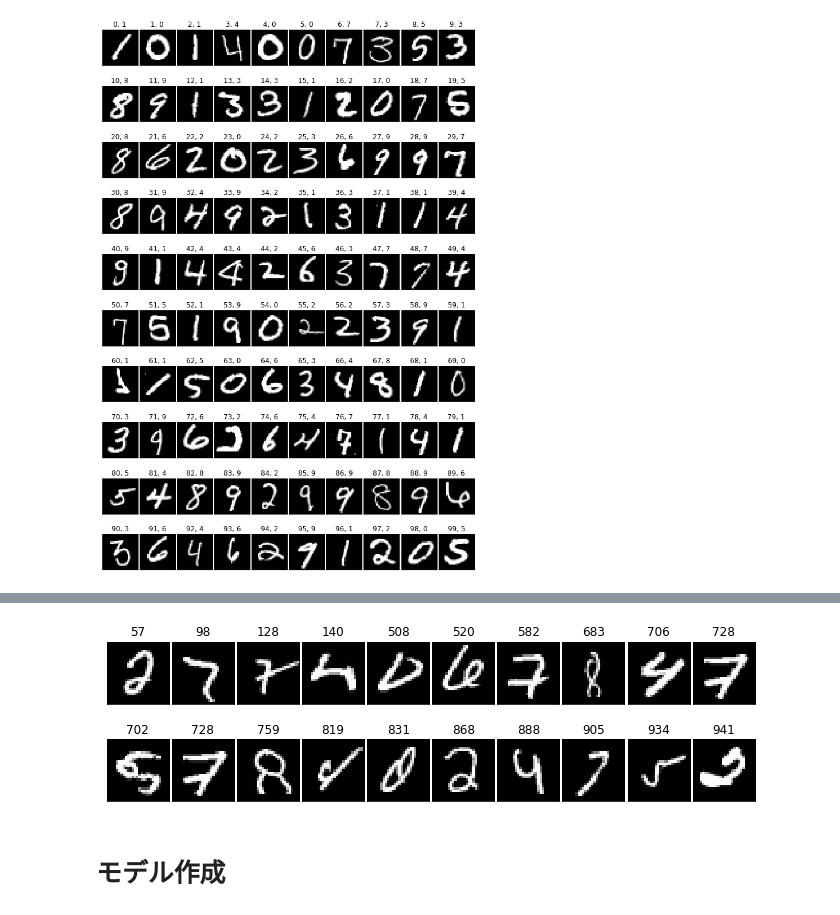
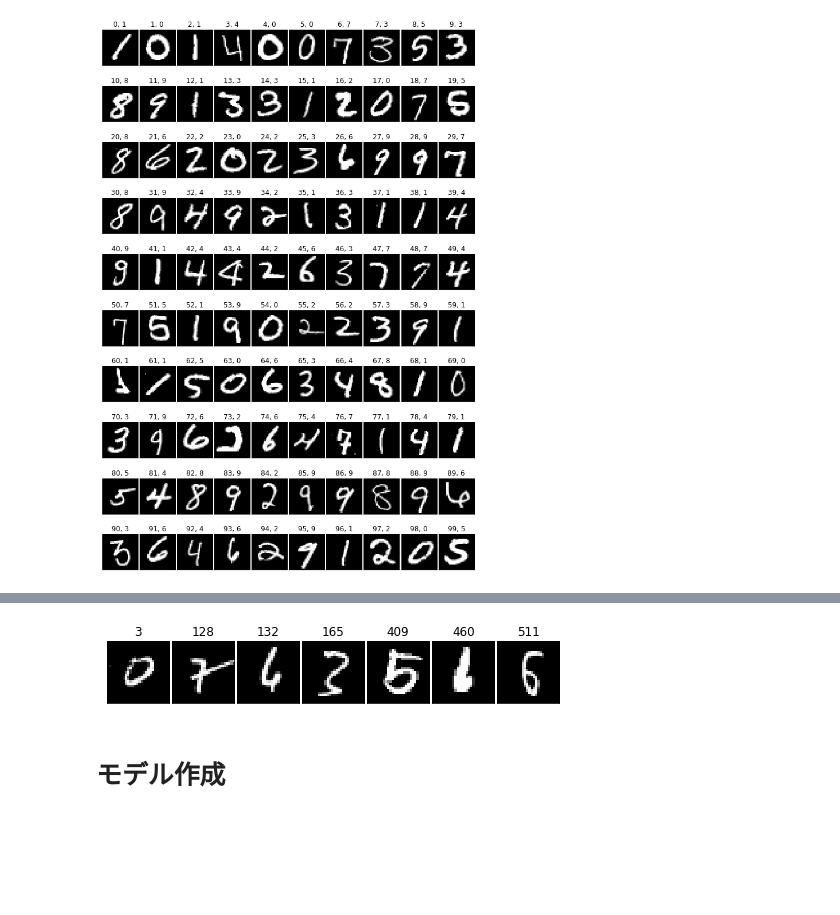
Before and after one commit to ninomae-makoto/kaggle, a Jupyter notebook: digit-recognizer01.ipynb, the cells around one changed output, grey strips where cells are left out. Cells and saved outputs as stored; diff of their text form; code cells hidden in the pictures; blank space fills up the shorter version.

```diff
--- a/digit-recognizer01.ipynb
+++ b/digit-recognizer01.ipynb
@@ -59,8 +52,8 @@ X_test = X_test.reshape(X_test.shape[0], 28, 28)
 
 fig = plt.figure(figsize=(9, 9))
 fig.subplots_adjust(left=0, right=1, bottom=0, top=1.5, hspace=0.05, wspace=0.05)
-index = 0 # 100*n
-for i in range(0, 10):
+index = 500 # 100*n
+for i in range(0, 100):
     ax = fig.add_subplot(10, 10, i + 1, xticks=[], yticks=[])
     ax.imshow(X_test[i+index], cmap='gray')
     plt.title(str(i+index));
@@ -71,20 +64,21 @@ for i in range(0, 10):
 # %%
 
 import matplotlib.pyplot as plt
 %matplotlib inline
 
 X_test = X_test.reshape(X_test.shape[0], 28, 28)
 
 fig = plt.figure(figsize=(9, 9))
 fig.subplots_adjust(left=0, right=1, bottom=0, top=1.5, hspace=0.05, wspace=0.05)
 index = 900
-list1 = [57, 98, 128, 140, 508, 520, 582, 683, 706, 728, 702, 728, 759, 819, 831, 868, 888, 905, 934, 941]
+# list1 = [57, 98, 128, 140, 508, 520, 582, 683, 706, 728, 702, 728, 759, 819, 831, 868, 888, 905, 934, 941]
+list1 = [3, 128, 132, 165, 409, 460, 511]
 for index, item in enumerate(list1):
     ax = fig.add_subplot(10, 10, index + 1, xticks=[], yticks=[])
     ax.imshow(X_test[item], cmap='gray')
     plt.title(item);
 # %% [output]
-[figure, old version]
+[figure, new version]
 # %% [markdown]
 # モデル作成
 # %%
```
Also changed, not shown: parts of 3 cells of this notebook.
